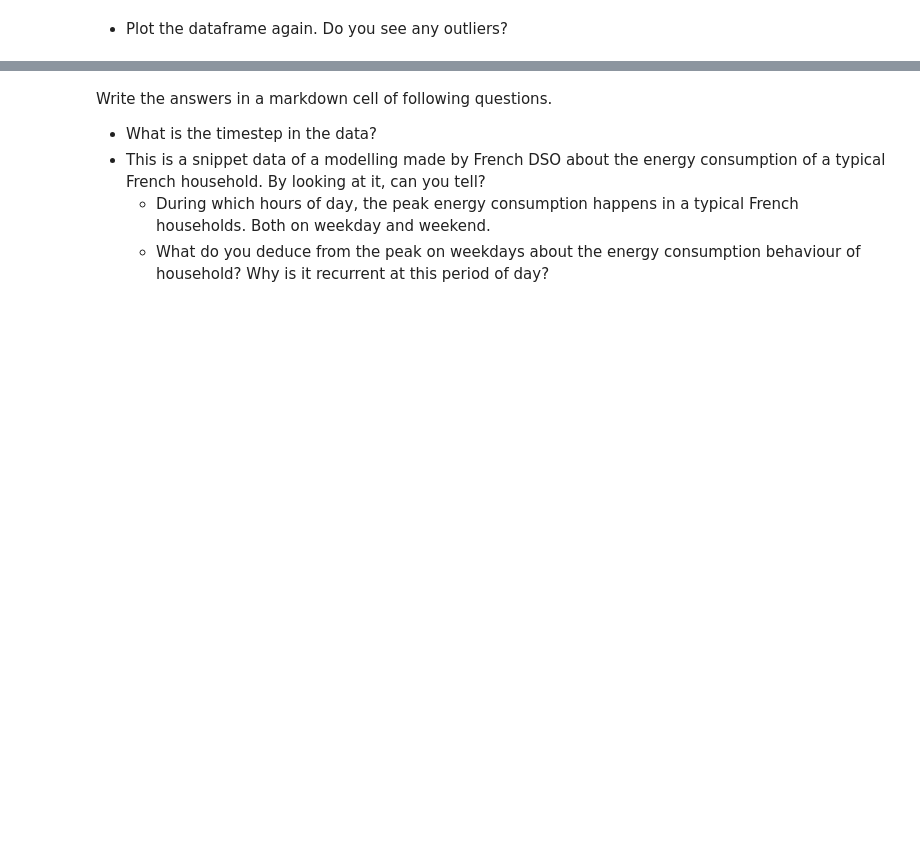
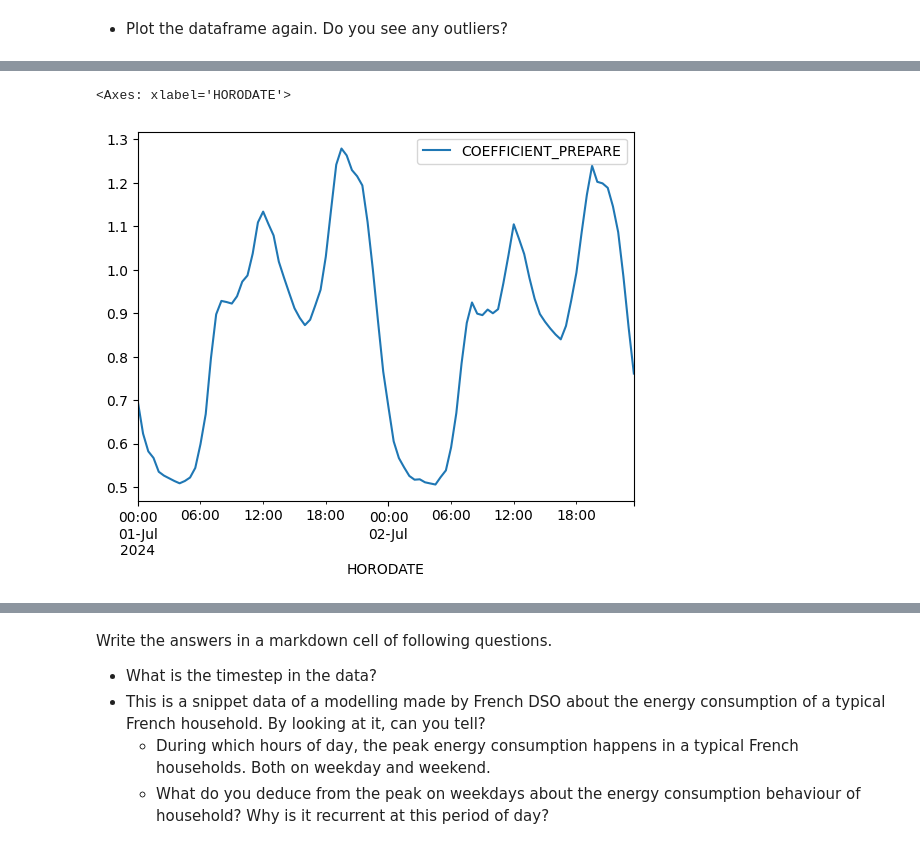
Before and after one commit to salmanshahid8/ml_practice_exercise, a Jupyter notebook: exercises/1_pandas_exe.ipynb, the cells around one changed output, grey strips where cells are left out. Cells and saved outputs as stored; diff of their text form; code cells hidden in the pictures; blank space fills up the shorter version.

```diff
--- a/exercises/1_pandas_exe.ipynb
+++ b/exercises/1_pandas_exe.ipynb
@@ -313,0 +425,6 @@ Write the answers in a markdown cell of following questions.
+# %%
+#weekday
+fr_res_consumption.head(24*2*2).plot()
+# %% [output]
+<Axes: xlabel='HORODATE'>
+[figure, added]
```
Also changed, not shown: parts of 25 cells of this notebook.
